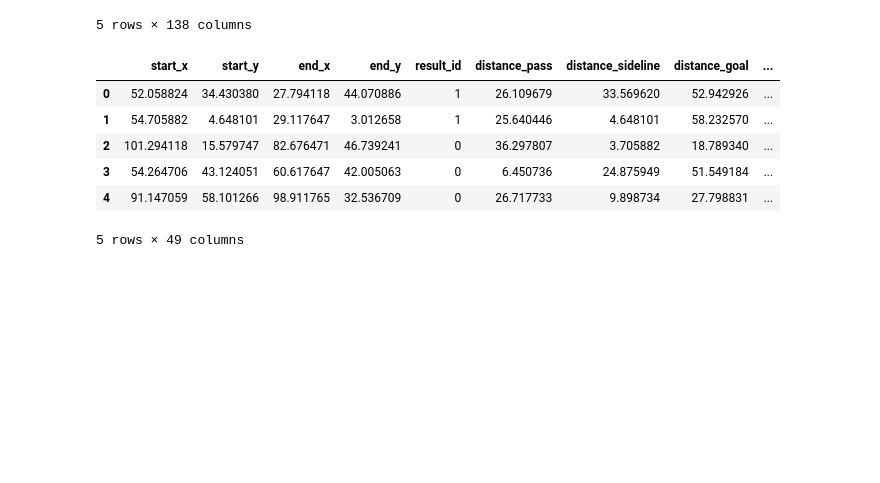
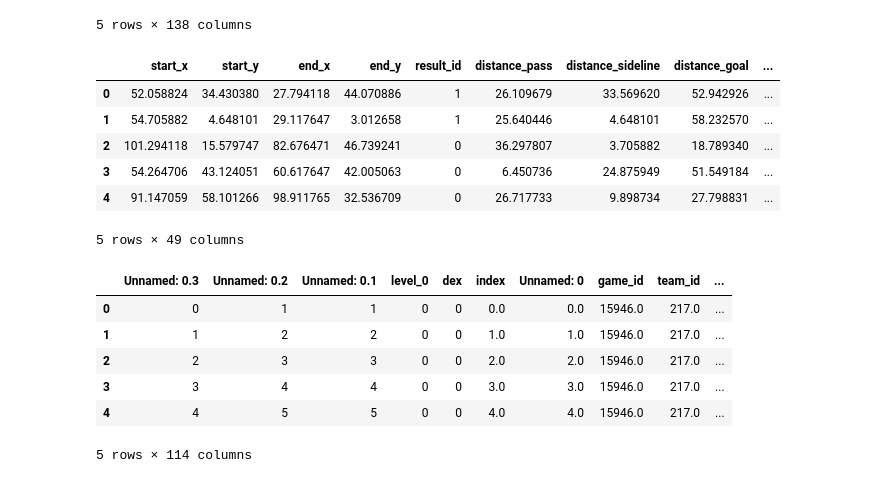
Before and after one commit to Steve23522016/vaep-base-code, a Jupyter notebook: notebooks/expected_passes_model.ipynb, the cells around one changed output. Drawn from its saved outputs; the diff is of its cells as text; code cells hidden in the pictures; blank space fills up the shorter version.

Commit message:
Implement xpass player skill probs model

```diff
--- a/notebooks/expected_passes_model.ipynb
+++ b/notebooks/expected_passes_model.ipynb
@@ -494,6 +512,20 @@ big_dataframe_xpass_model.head()
 | 3 | 54.264706 | 43.124051 | 60.617647 | 42.005063 | 0 | 6.450736 | 24.875949 | 51.549184 | ... |
 | 4 | 91.147059 | 58.101266 | 98.911765 | 32.536709 | 0 | 26.717733 | 9.898734 | 27.798831 | ... |
 5 rows × 49 columns
+# %%
+# LOAD PROBABILITY SKILL DATASETS FOR PASSING EVENT
+DIRECTORY_PLAYER_SKILLS_PROBABILITIES_DATAS = "data/model_xpass/xpass_player_skill_probs_dataset.csv"
+
+xpass_player_skill_probs_df = pd.read_csv(DIRECTORY_PLAYER_SKILLS_PROBABILITIES_DATAS)
+xpass_player_skill_probs_df.head()
+# %% [output]
+|  | Unnamed: 0.3 | Unnamed: 0.2 | Unnamed: 0.1 | level_0 | dex | index | Unnamed: 0 | game_id | team_id | ... |
+| 0 | 0 | 1 | 1 | 0 | 0 | 0.0 | 0.0 | 15946.0 | 217.0 | ... |
+| 1 | 1 | 2 | 2 | 0 | 0 | 1.0 | 1.0 | 15946.0 | 217.0 | ... |
+| 2 | 2 | 3 | 3 | 0 | 0 | 2.0 | 2.0 | 15946.0 | 217.0 | ... |
+| 3 | 3 | 4 | 4 | 0 | 0 | 3.0 | 3.0 | 15946.0 | 217.0 | ... |
+| 4 | 4 | 5 | 5 | 0 | 0 | 4.0 | 4.0 | 15946.0 | 217.0 | ... |
+5 rows × 114 columns
 # %%
 # CASE 1 : Random Oversample Function
 def training_data_random_oversampled(X_train, Y_train):
```
Also changed, not shown: parts of 6 cells of this notebook.
